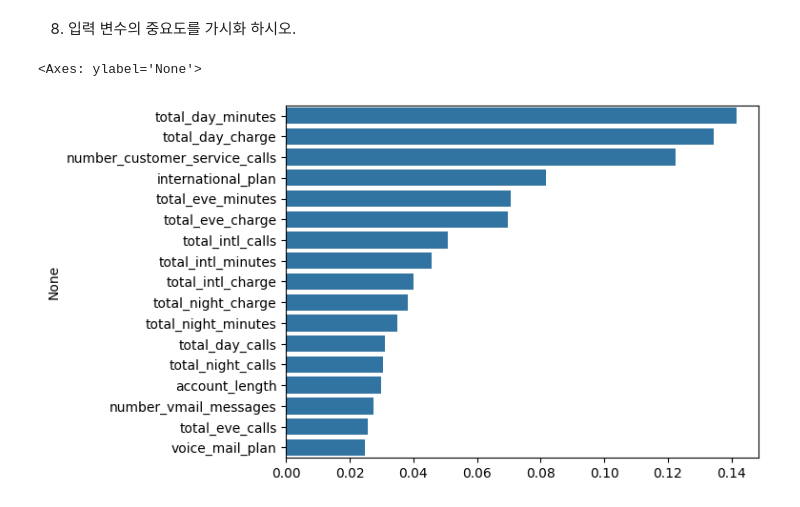
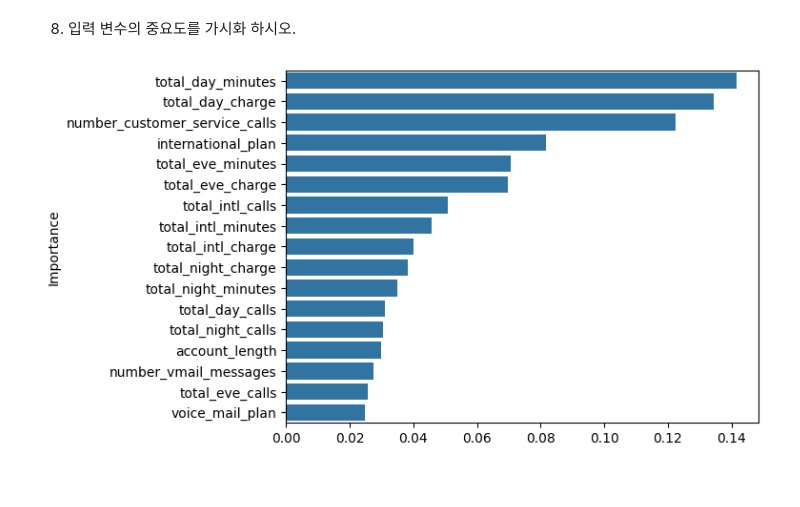
Before and after one commit to 0minKoh/data-mining-hyu, a Jupyter notebook: 6-2. 보팅과 랜덤포레스트 Lab 질문.ipynb, the cells around one changed output. Drawn from its saved outputs; the diff is of its cells as text; code cells hidden in the pictures.

```diff
--- a/6-2. 보팅과 랜덤포레스트 Lab 질문.ipynb
+++ b/6-2. 보팅과 랜덤포레스트 Lab 질문.ipynb
@@ -163,13 +163,14 @@ RandomForest Accuracy: 0.9604
 # %%
 import matplotlib.pyplot as plt
 import seaborn as sns
 
 rf_importance_value = rf_clf.feature_importances_
 rf_importance_series = pd.Series(rf_importance_value, index=X_test.columns)
 rf_importance_series.sort_values(ascending=False, inplace=True)
 rf_importance_series = rf_importance_series[:20]
 
 sns.barplot(y=rf_importance_series.index, x=rf_importance_series.values)
+plt.ylabel('Importance')
+plt.show()
 # %% [output]
-<Axes: ylabel='None'>
-[figure, old version]
+[figure, new version]
```
